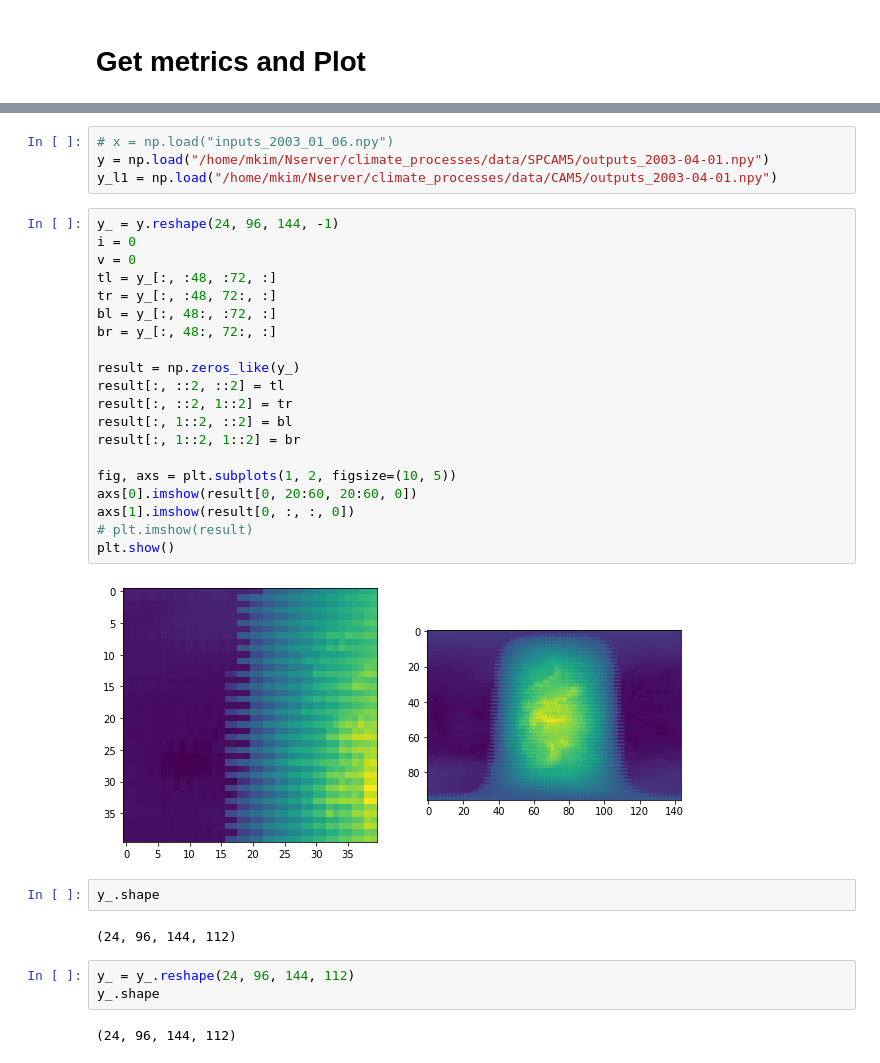
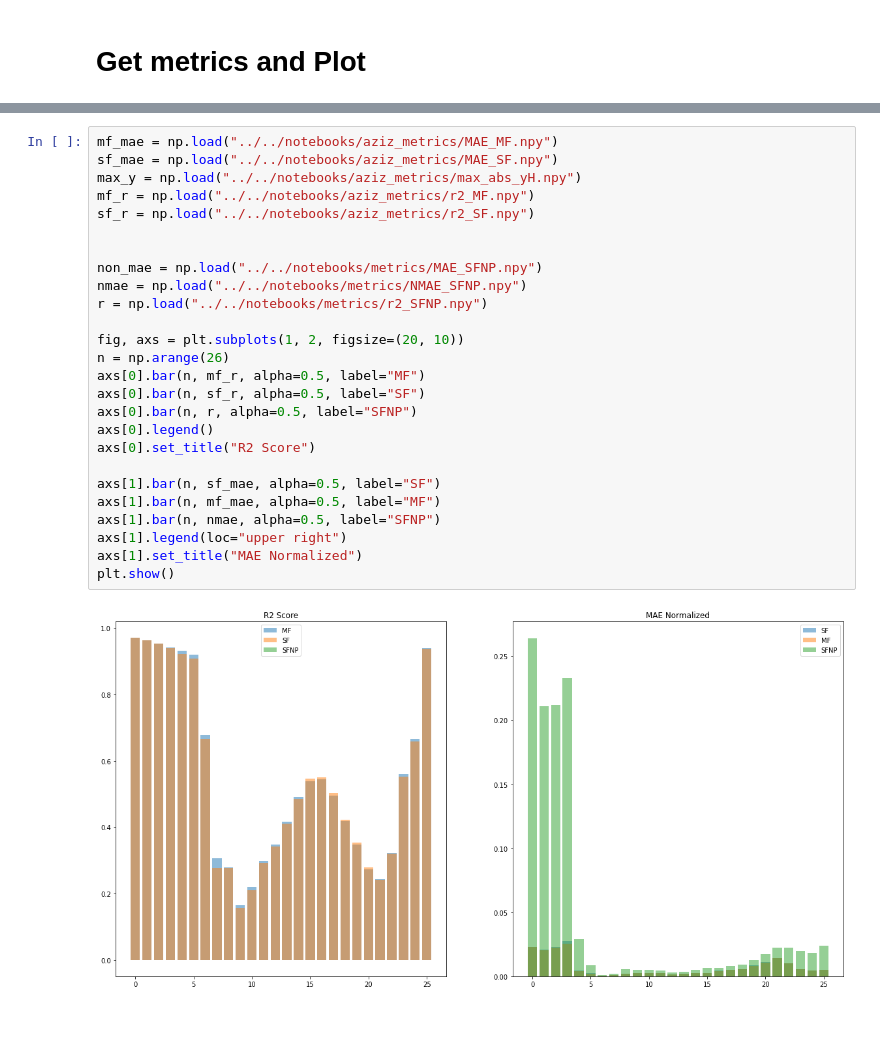
Before and after one commit to KaiMJ/climate_neural_processes, a Jupyter notebook: src/transformer/eval.ipynb, the cells around one changed output, grey strips where cells are left out. Saved outputs shown, nothing was run; the diff lists cells and outputs as text; blank space fills up the shorter version.

```diff
--- a/src/transformer/eval.ipynb
+++ b/src/transformer/eval.ipynb
@@ -99,35 +102,28 @@ results[context_idxs].shape
-# %%
-# x = np.load("inputs_2003_01_06.npy")
-y = np.load("/home/mkim/Nserver/climate_processes/data/SPCAM5/outputs_2003-04-01.npy")
-y_l1 = np.load("/home/mkim/Nserver/climate_processes/data/CAM5/outputs_2003-04-01.npy")
-# %%
-y_ = y.reshape(24, 96, 144, -1)
-i = 0
-v = 0
-tl = y_[:, :48, :72, :]
-tr = y_[:, :48, 72:, :]
-bl = y_[:, 48:, :72, :]
-br = y_[:, 48:, 72:, :]
-
-result = np.zeros_like(y_)
-result[:, ::2, ::2] = tl
-result[:, ::2, 1::2] = tr
-result[:, 1::2, ::2] = bl
-result[:, 1::2, 1::2] = br
-
-fig, axs = plt.subplots(1, 2, figsize=(10, 5))
-axs[0].imshow(result[0, 20:60, 20:60, 0])
-axs[1].imshow(result[0, :, :, 0])
-# plt.imshow(result)
-plt.show()
-# %% [output]
-[figure, removed]
-# %%
-y_.shape
-# %% [output]
-(24, 96, 144, 112)
-# %%
-y_ = y_.reshape(24, 96, 144, 112)
-y_.shape
-# %% [output]
-(24, 96, 144, 112)
+# %%
+mf_mae = np.load("../../notebooks/aziz_metrics/MAE_MF.npy")
+sf_mae = np.load("../../notebooks/aziz_metrics/MAE_SF.npy")
+max_y = np.load("../../notebooks/aziz_metrics/max_abs_yH.npy")
+mf_r = np.load("../../notebooks/aziz_metrics/r2_MF.npy")
+sf_r = np.load("../../notebooks/aziz_metrics/r2_SF.npy")
+
+
+non_mae = np.load("../../notebooks/metrics/MAE_SFNP.npy")
+nmae = np.load("../../notebooks/metrics/NMAE_SFNP.npy")
+r = np.load("../../notebooks/metrics/r2_SFNP.npy")
+
+fig, axs = plt.subplots(1, 2, figsize=(20, 10))
+n = np.arange(26)
+axs[0].bar(n, mf_r, alpha=0.5, label="MF")
+axs[0].bar(n, sf_r, alpha=0.5, label="SF")
+axs[0].bar(n, r, alpha=0.5, label="SFNP")
+axs[0].legend()
+axs[0].set_title("R2 Score")
+
+axs[1].bar(n, sf_mae, alpha=0.5, label="SF")
+axs[1].bar(n, mf_mae, alpha=0.5, label="MF")
+axs[1].bar(n, nmae, alpha=0.5, label="SFNP")
+axs[1].legend(loc="upper right")
+axs[1].set_title("MAE Normalized")
+plt.show()
+# %% [output]
+[figure, added]
```
Also changed, not shown: parts of 14 cells of this notebook, 44 other files.
